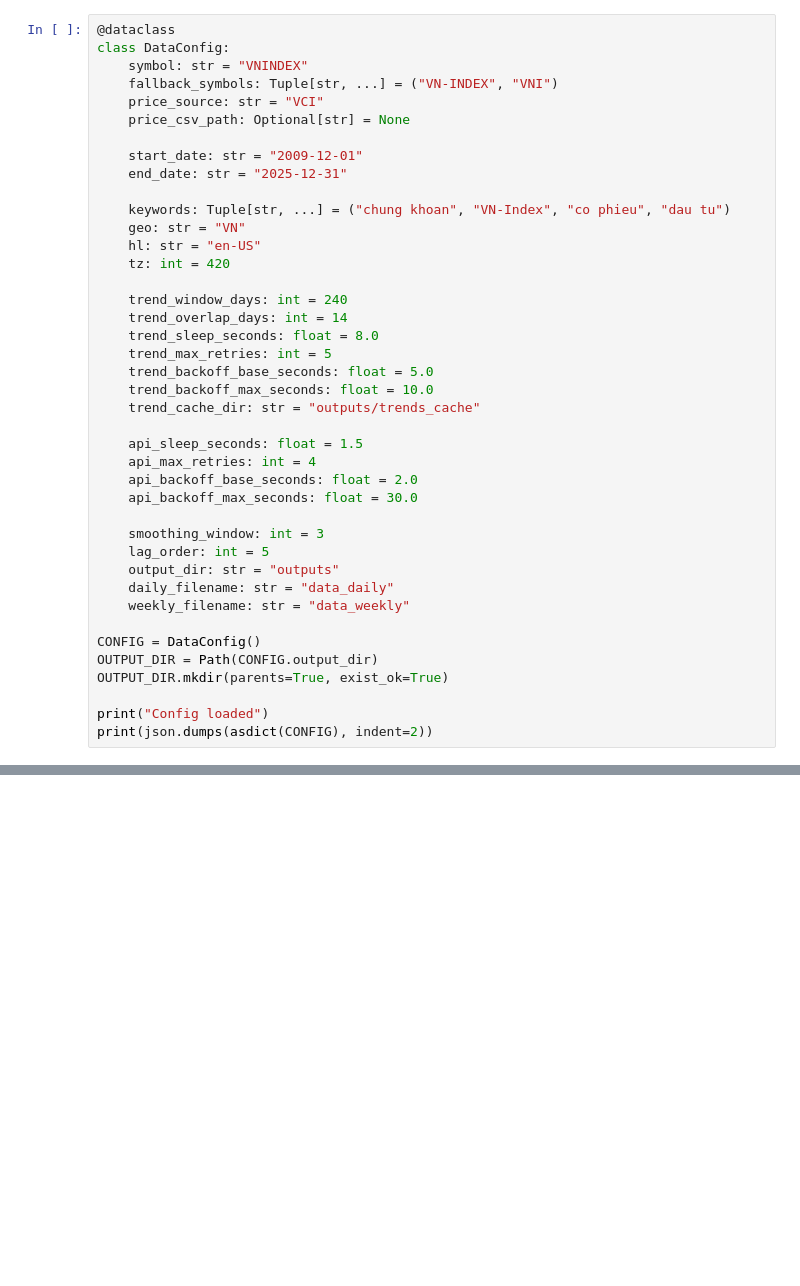
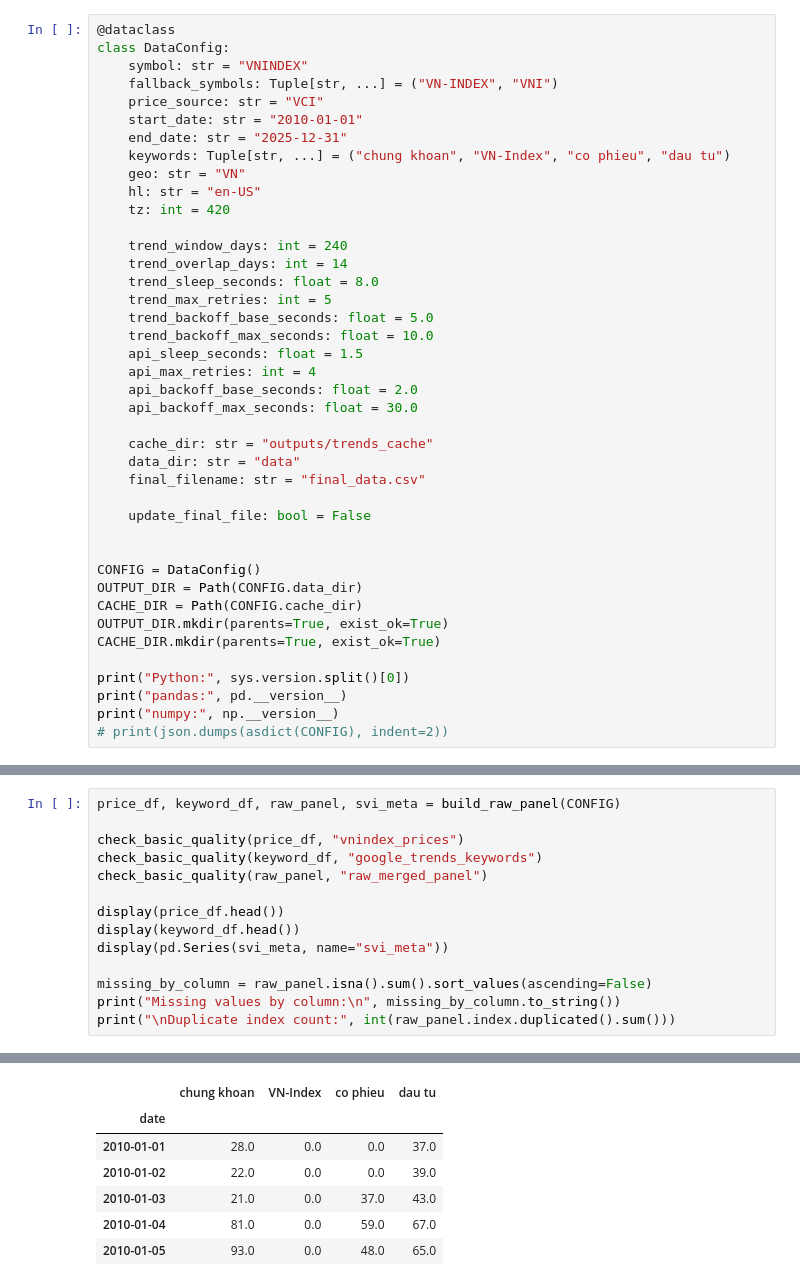
Before and after one commit to ngvthoang/PROJECT_TimeSeries, a Jupyter notebook: data.ipynb, the cells around one changed output, grey strips where cells are left out. Drawn from its saved outputs; the diff is of its cells as text; blank space fills up the shorter version.

```diff
--- a/data.ipynb
+++ b/data.ipynb
@@ -60,11 +36,8 @@ class DataConfig:
     symbol: str = "VNINDEX"
     fallback_symbols: Tuple[str, ...] = ("VN-INDEX", "VNI")
     price_source: str = "VCI"
-    price_csv_path: Optional[str] = None
-
-    start_date: str = "2009-12-01"
+    start_date: str = "2010-01-01"
     end_date: str = "2025-12-31"
-
     keywords: Tuple[str, ...] = ("chung khoan", "VN-Index", "co phieu", "dau tu")
     geo: str = "VN"
     hl: str = "en-US"
@@ -76,23 +49,26 @@ class DataConfig:
     trend_max_retries: int = 5
     trend_backoff_base_seconds: float = 5.0
     trend_backoff_max_seconds: float = 10.0
-    trend_cache_dir: str = "outputs/trends_cache"
-
     api_sleep_seconds: float = 1.5
     api_max_retries: int = 4
     api_backoff_base_seconds: float = 2.0
     api_backoff_max_seconds: float = 30.0
 
-    smoothing_window: int = 3
-    lag_order: int = 5
-    output_dir: str = "outputs"
-    daily_filename: str = "data_daily"
-    weekly_filename: str = "data_weekly"
+    cache_dir: str = "outputs/trends_cache"
+    data_dir: str = "data"
+    final_filename: str = "final_data.csv"
+
+    update_final_file: bool = False
+
 
 CONFIG = DataConfig()
-OUTPUT_DIR = Path(CONFIG.output_dir)
+OUTPUT_DIR = Path(CONFIG.data_dir)
+CACHE_DIR = Path(CONFIG.cache_dir)
 OUTPUT_DIR.mkdir(parents=True, exist_ok=True)
+CACHE_DIR.mkdir(parents=True, exist_ok=True)
 
-print("Config loaded")
-print(json.dumps(asdict(CONFIG), indent=2))
+print("Python:", sys.version.split()[0])
+print("pandas:", pd.__version__)
+print("numpy:", np.__version__)
+# print(json.dumps(asdict(CONFIG), indent=2))
 # %% [output]
@@ -597,0 +383,15 @@ Quality reports:
+# %%
+price_df, keyword_df, raw_panel, svi_meta = build_raw_panel(CONFIG)
+
+check_basic_quality(price_df, "vnindex_prices")
+check_basic_quality(keyword_df, "google_trends_keywords")
+check_basic_quality(raw_panel, "raw_merged_panel")
+
+display(price_df.head())
+display(keyword_df.head())
+display(pd.Series(svi_meta, name="svi_meta"))
+
+missing_by_column = raw_panel.isna().sum().sort_values(ascending=False)
+print("Missing values by column:\n", missing_by_column.to_string())
+print("\nDuplicate index count:", int(raw_panel.index.duplicated().sum()))
+# %% [output]
@@ -597,0 +423,7 @@ Quality reports:
+|  | chung khoan | VN-Index | co phieu | dau tu |
+| date |  |  |  |  |
+| 2010-01-01 | 28.0 | 0.0 | 0.0 | 37.0 |
+| 2010-01-02 | 22.0 | 0.0 | 0.0 | 39.0 |
+| 2010-01-03 | 21.0 | 0.0 | 37.0 | 43.0 |
+| 2010-01-04 | 81.0 | 0.0 | 59.0 | 67.0 |
+| 2010-01-05 | 93.0 | 0.0 | 48.0 | 65.0 |
```
Also changed, not shown: parts of 23 cells of this notebook, 20 other files.
